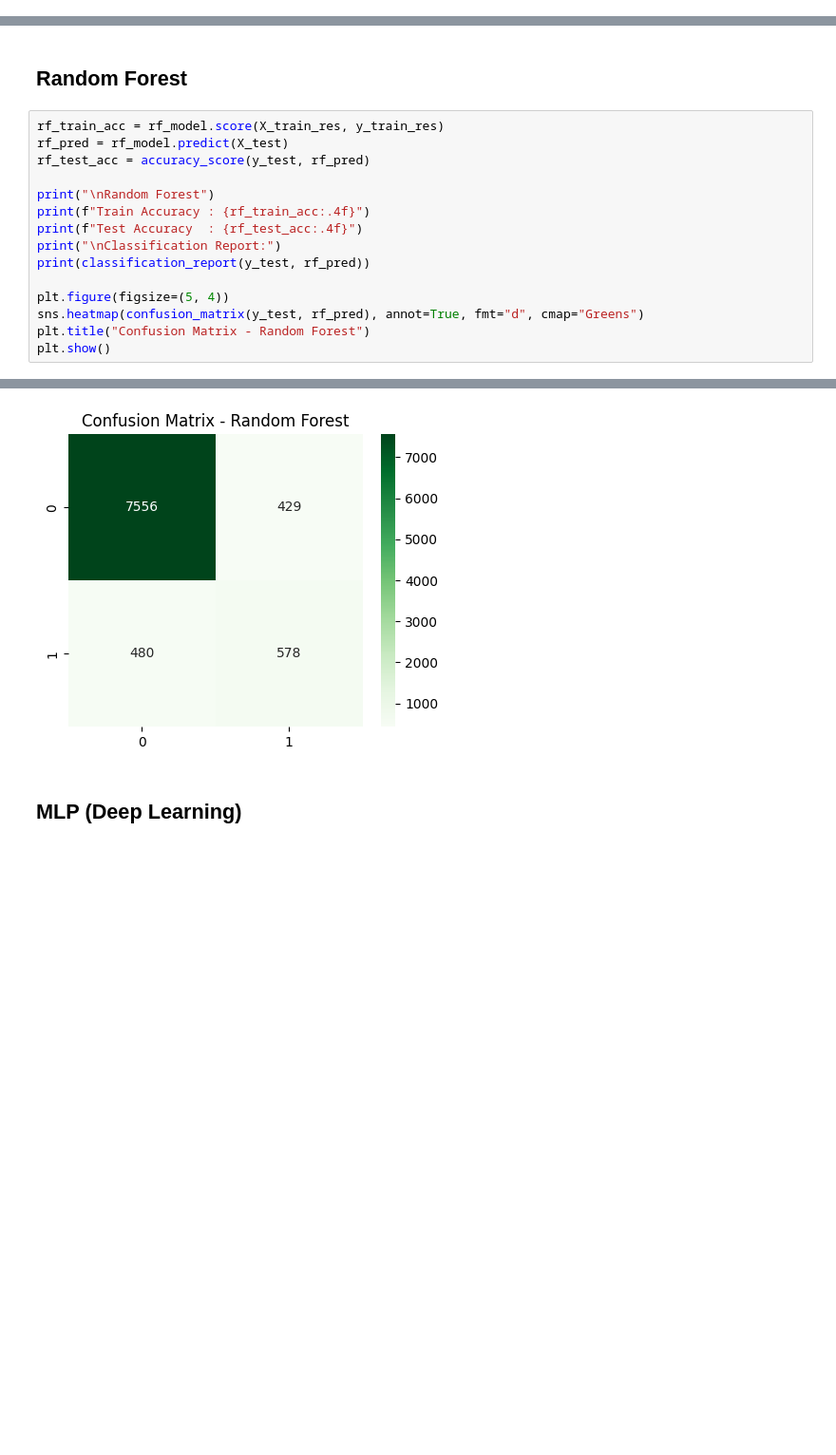
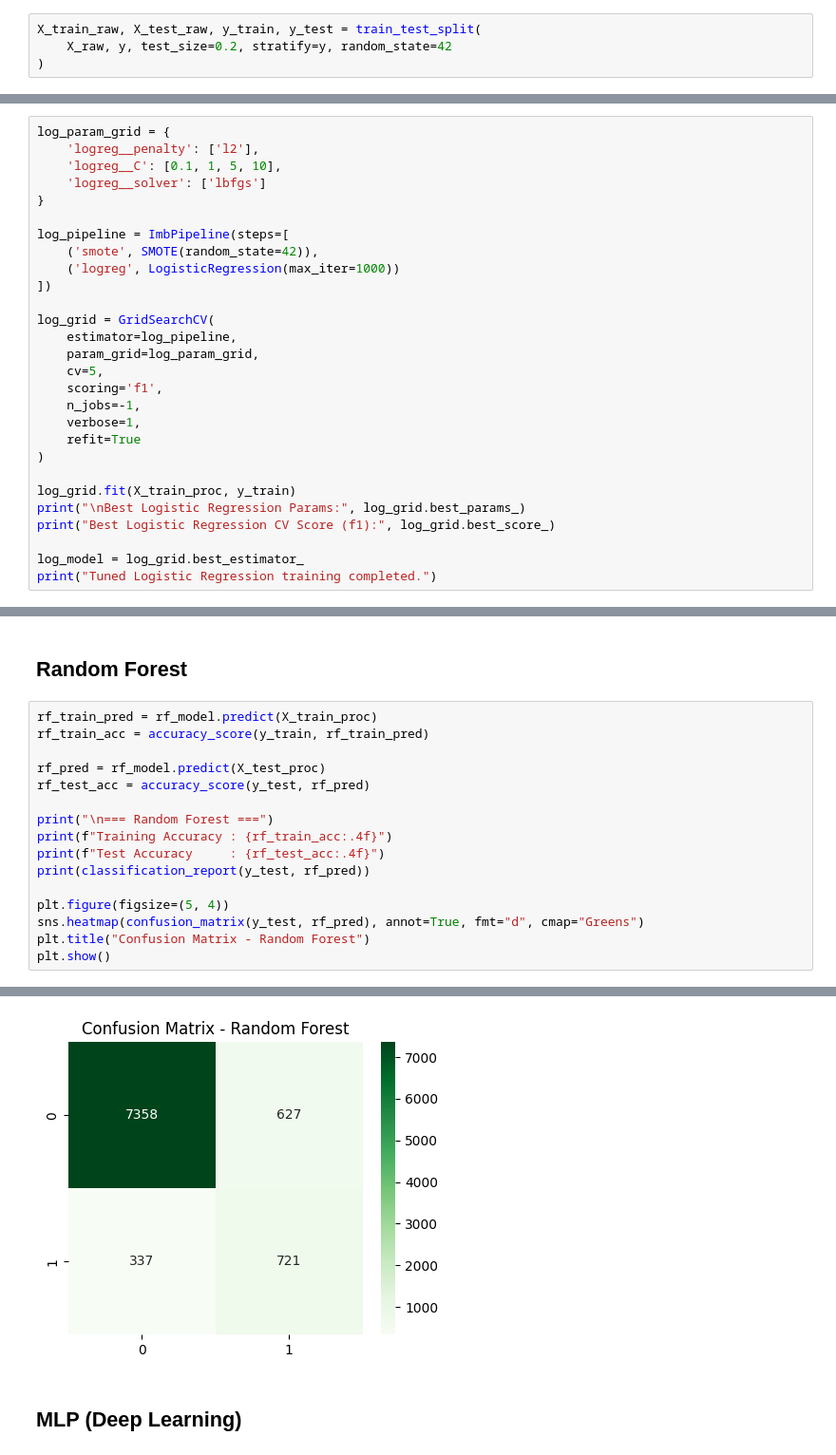
Before and after one commit to yudnata/predictive-lead-scoring-portal, a Jupyter notebook: machine-learning/notebook/Modelling.ipynb, the cells around one changed output, grey strips where cells are left out. Shown at 95% size. Drawn from its saved outputs; the diff is of its cells as text; blank space fills up the shorter version.

```diff
--- a/machine-learning/notebook/Modelling.ipynb
+++ b/machine-learning/notebook/Modelling.ipynb
@@ -112,3 +121,7 @@ plt.show()
+# %%
+X_train_raw, X_test_raw, y_train, y_test = train_test_split(
+    X_raw, y, test_size=0.2, stratify=y, random_state=42
+)
 # %% [markdown]
 ## One-Hot Encoding for Categorical Features
 
@@ -211,0 +171,28 @@ Logistic Regression training completed.
+# %%
+log_param_grid = {
+    'logreg__penalty': ['l2'],
+    'logreg__C': [0.1, 1, 5, 10],
+    'logreg__solver': ['lbfgs']
+}
+
+log_pipeline = ImbPipeline(steps=[
+    ('smote', SMOTE(random_state=42)),
+    ('logreg', LogisticRegression(max_iter=1000))
+])
+
+log_grid = GridSearchCV(
+    estimator=log_pipeline,
+    param_grid=log_param_grid,
+    cv=5,
+    scoring='f1',
+    n_jobs=-1,
+    verbose=1,
+    refit=True
+)
+
+log_grid.fit(X_train_proc, y_train)
+print("\nBest Logistic Regression Params:", log_grid.best_params_)
+print("Best Logistic Regression CV Score (f1):", log_grid.best_score_)
+
+log_model = log_grid.best_estimator_
+print("Tuned Logistic Regression training completed.")
@@ -307,14 +334,15 @@ weighted avg       0.90      0.83      0.86      9043
 # %% [markdown]
 ## Random Forest
 # %%
-rf_train_acc = rf_model.score(X_train_res, y_train_res)
-rf_pred = rf_model.predict(X_test)
+rf_train_pred = rf_model.predict(X_train_proc)
+rf_train_acc = accuracy_score(y_train, rf_train_pred)
+
+rf_pred = rf_model.predict(X_test_proc)
 rf_test_acc = accuracy_score(y_test, rf_pred)
 
-print("\nRandom Forest")
-print(f"Train Accuracy : {rf_train_acc:.4f}")
-print(f"Test Accuracy  : {rf_test_acc:.4f}")
-print("\nClassification Report:")
+print("\n=== Random Forest ===")
+print(f"Training Accuracy : {rf_train_acc:.4f}")
+print(f"Test Accuracy     : {rf_test_acc:.4f}")
 print(classification_report(y_test, rf_pred))
 
 plt.figure(figsize=(5, 4))
@@ -338,4 +364,4 @@ weighted avg       0.90      0.90      0.90      9043
-[figure, old version]
+[figure, new version]
 # %% [markdown]
 ## MLP (Deep Learning)
 # %%
```
Also changed, not shown: parts of 30 cells of this notebook, 41 other files.
